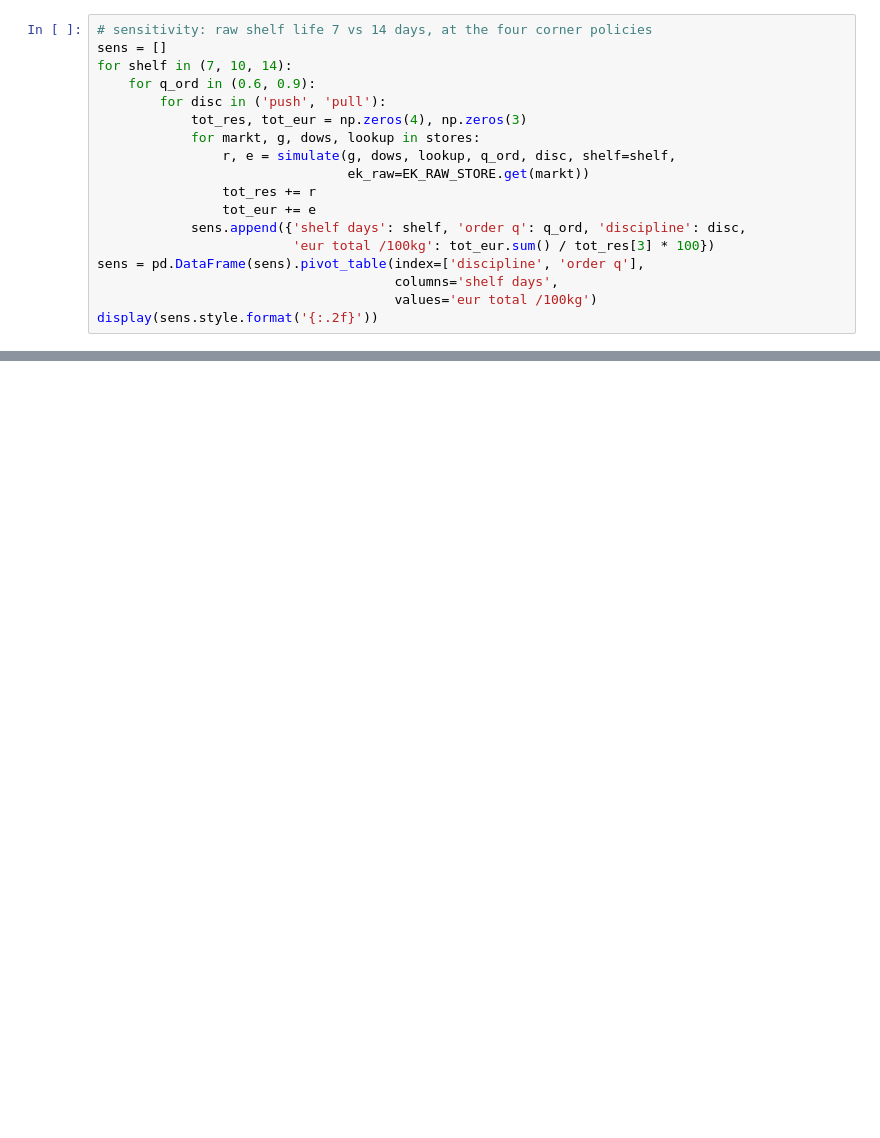
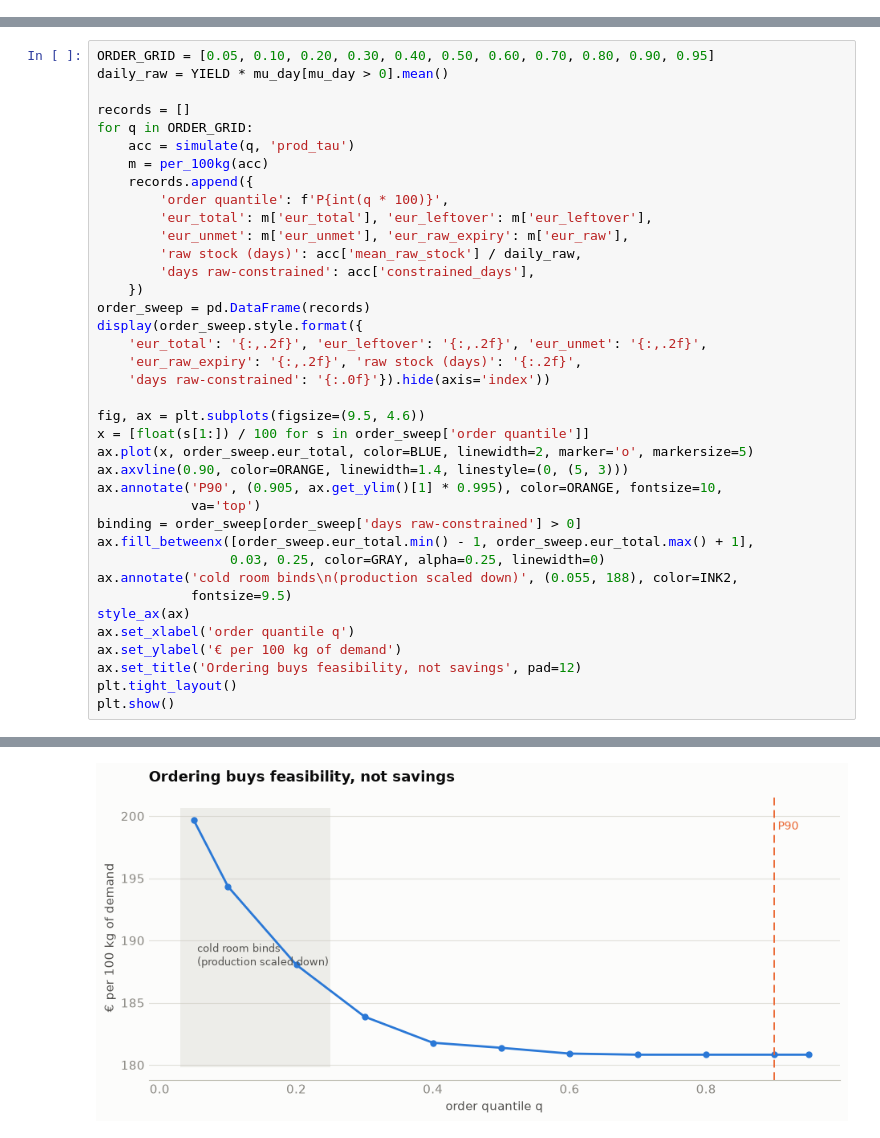
Before and after one commit to vlkkvl/transaktionen_bedientheke, a Jupyter notebook: notebooks/10_final_report/10_08_two_level_order_simulation.ipynb, the cells around one changed output, grey strips where cells are left out. Cells and saved outputs as stored; diff of their text form; blank space fills up the shorter version.

Commit message:
Update data-understanding and order-simulation notebooks
Co-Authored-By: Claude Opus 5 <noreply@anthropic.com>

```diff
--- a/notebooks/10_final_report/10_08_two_level_order_simulation.ipynb
+++ b/notebooks/10_final_report/10_08_two_level_order_simulation.ipynb
@@ -418,18 +144,0 @@ raw long enough for expiry to matter.
-# %%
-# sensitivity: raw shelf life 7 vs 14 days, at the four corner policies
-sens = []
-for shelf in (7, 10, 14):
-    for q_ord in (0.6, 0.9):
-        for disc in ('push', 'pull'):
-            tot_res, tot_eur = np.zeros(4), np.zeros(3)
-            for markt, g, dows, lookup in stores:
-                r, e = simulate(g, dows, lookup, q_ord, disc, shelf=shelf,
-                                ek_raw=EK_RAW_STORE.get(markt))
-                tot_res += r
-                tot_eur += e
-            sens.append({'shelf days': shelf, 'order q': q_ord, 'discipline': disc,
-                         'eur total /100kg': tot_eur.sum() / tot_res[3] * 100})
-sens = pd.DataFrame(sens).pivot_table(index=['discipline', 'order q'],
-                                      columns='shelf days',
-                                      values='eur total /100kg')
-display(sens.style.format('{:.2f}'))
@@ -486,0 +363,39 @@ recovery shrinks all waste numbers proportionally, not the ranking).
+# %%
+ORDER_GRID = [0.05, 0.10, 0.20, 0.30, 0.40, 0.50, 0.60, 0.70, 0.80, 0.90, 0.95]
+daily_raw = YIELD * mu_day[mu_day > 0].mean()
+
+records = []
+for q in ORDER_GRID:
+    acc = simulate(q, 'prod_tau')
+    m = per_100kg(acc)
+    records.append({
+        'order quantile': f'P{int(q * 100)}',
+        'eur_total': m['eur_total'], 'eur_leftover': m['eur_leftover'],
+        'eur_unmet': m['eur_unmet'], 'eur_raw_expiry': m['eur_raw'],
+        'raw stock (days)': acc['mean_raw_stock'] / daily_raw,
+        'days raw-constrained': acc['constrained_days'],
+    })
+order_sweep = pd.DataFrame(records)
+display(order_sweep.style.format({
+    'eur_total': '{:,.2f}', 'eur_leftover': '{:,.2f}', 'eur_unmet': '{:,.2f}',
+    'eur_raw_expiry': '{:,.2f}', 'raw stock (days)': '{:.2f}',
+    'days raw-constrained': '{:.0f}'}).hide(axis='index'))
+
+fig, ax = plt.subplots(figsize=(9.5, 4.6))
+x = [float(s[1:]) / 100 for s in order_sweep['order quantile']]
+ax.plot(x, order_sweep.eur_total, color=BLUE, linewidth=2, marker='o', markersize=5)
+ax.axvline(0.90, color=ORANGE, linewidth=1.4, linestyle=(0, (5, 3)))
+ax.annotate('P90', (0.905, ax.get_ylim()[1] * 0.995), color=ORANGE, fontsize=10,
+            va='top')
+binding = order_sweep[order_sweep['days raw-constrained'] > 0]
+ax.fill_betweenx([order_sweep.eur_total.min() - 1, order_sweep.eur_total.max() + 1],
+                 0.03, 0.25, color=GRAY, alpha=0.25, linewidth=0)
+ax.annotate('cold room binds\n(production scaled down)', (0.055, 188), color=INK2,
+            fontsize=9.5)
+style_ax(ax)
+ax.set_xlabel('order quantile q')
+ax.set_ylabel('€ per 100 kg of demand')
+ax.set_title('Ordering buys feasibility, not savings', pad=12)
+plt.tight_layout()
+plt.show()
+# %% [output]
@@ -486,0 +414 @@ recovery shrinks all waste numbers proportionally, not the ranking).
+[figure, added]
```
Also changed, not shown: parts of 22 cells of this notebook, 3 other files.
